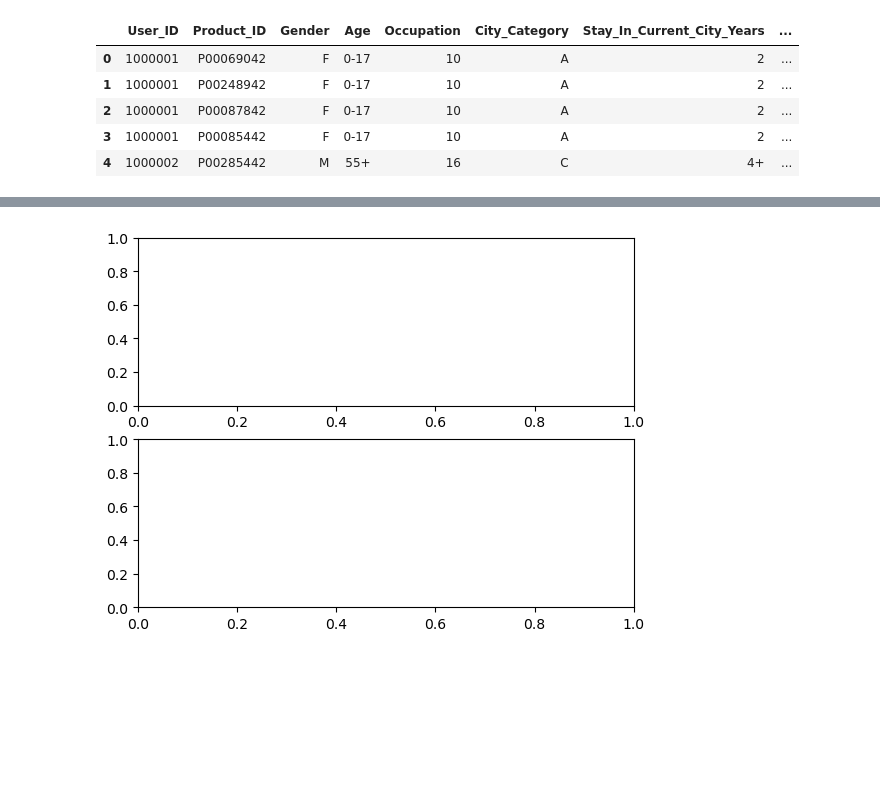
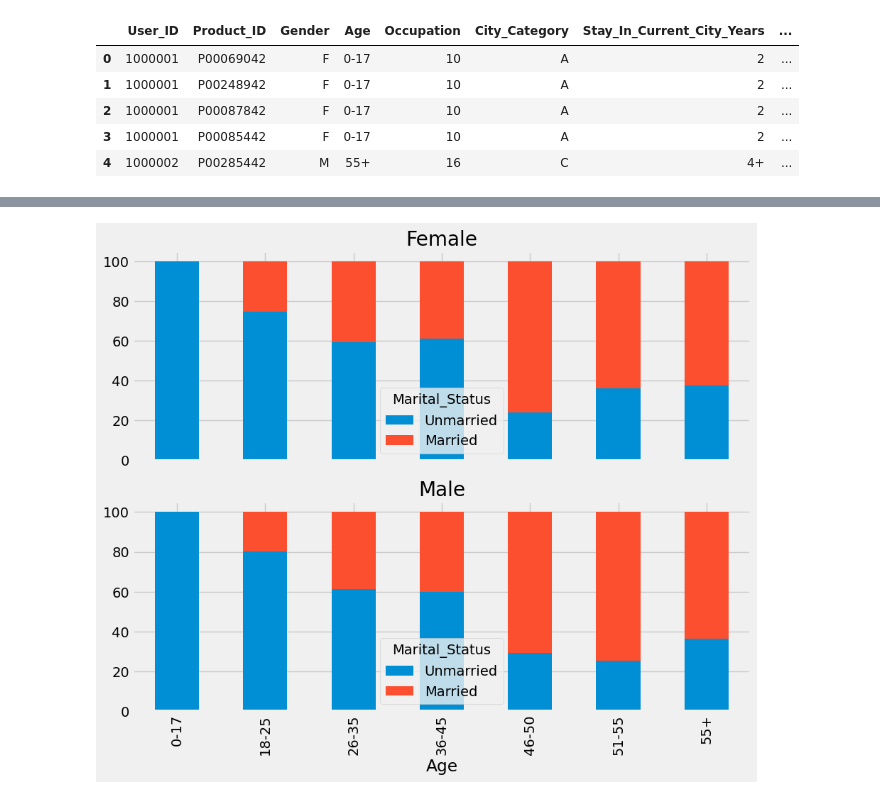
Before and after one commit to umais2005/BlackFridaySale-Analysis, a Jupyter notebook: Black Friday Sale.ipynb, the cells around one changed output, grey strips where cells are left out. Cells and saved outputs as stored; diff of their text form; code cells hidden in the pictures; blank space fills up the shorter version.

Commit message:
marriage

```diff
--- a/Black Friday Sale.ipynb
+++ b/Black Friday Sale.ipynb
@@ -133,7 +130,17 @@ marriage_m = marriage_gender["M"]
 marriage_f = marriage_f.unstack(1).fillna(0)
 marriage_m = marriage_m.unstack(1).fillna(1)
 # %%
-fig, ax = plt.subplots(2, 1)
-marriage_f
+marriage_f.rename(columns={0:'Unmarried',1:'Married'}, inplace=True)
+marriage_m.rename(columns={0:'Unmarried',1:'Married'}, inplace=True)
-# %% [output]
-[figure, removed]
+# %%
+marriage_f_pct = marriage_f.div(marriage_f.sum(axis=1), axis=0)* 100
+marriage_m_pct = marriage_m.div(marriage_m.sum(axis=1), axis=0)* 100
+# %%
+fig, ax = plt.subplots(2, 1, sharex=True)
+ax[0].set_title("Female")
+ax[1].set_title("Male")
+marriage_f_pct.plot.bar(ax=ax[0], stacked=True)
+marriage_m_pct.plot.bar(ax=ax[1], stacked=True)
+fig.set_size_inches(10, 8)
+# %% [output]
+[figure, added]
```
Also changed, not shown: parts of 7 cells of this notebook.
